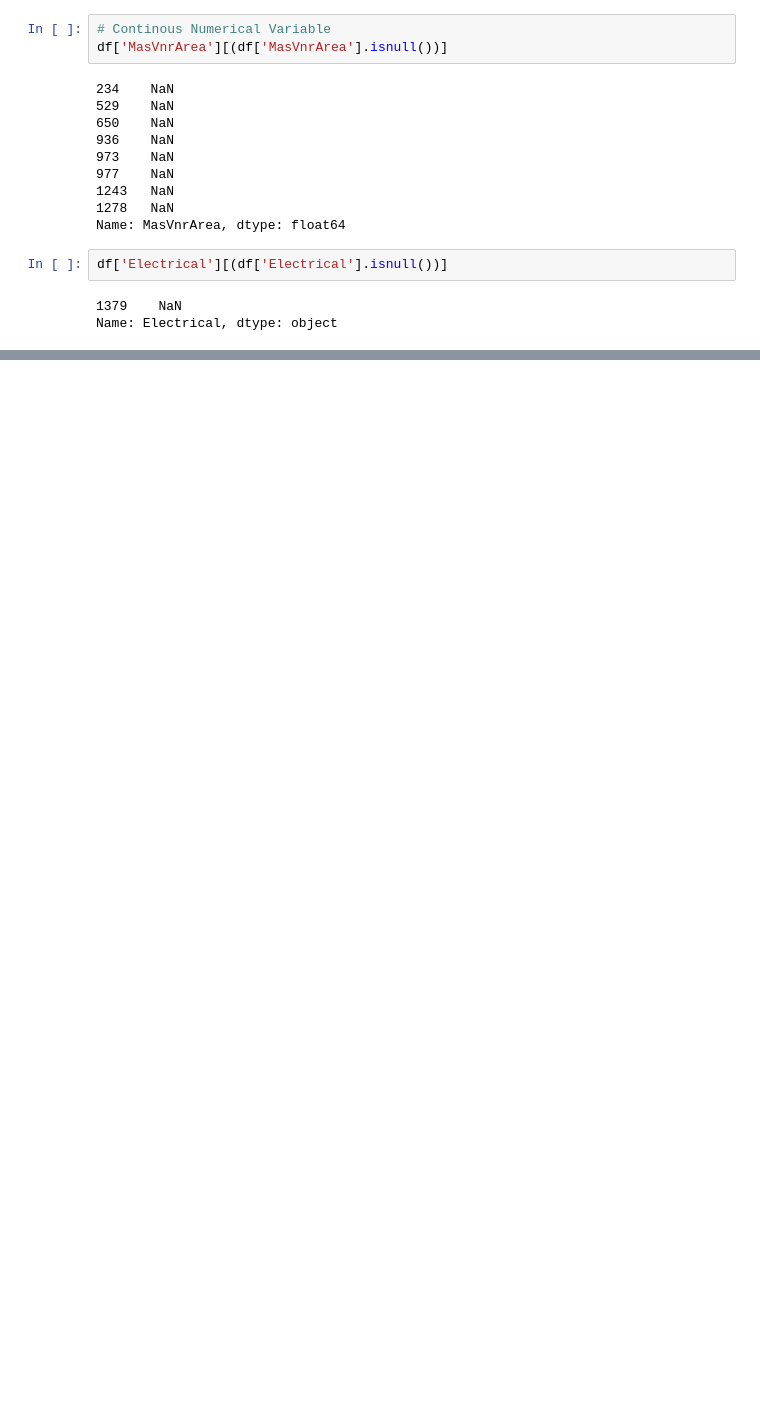
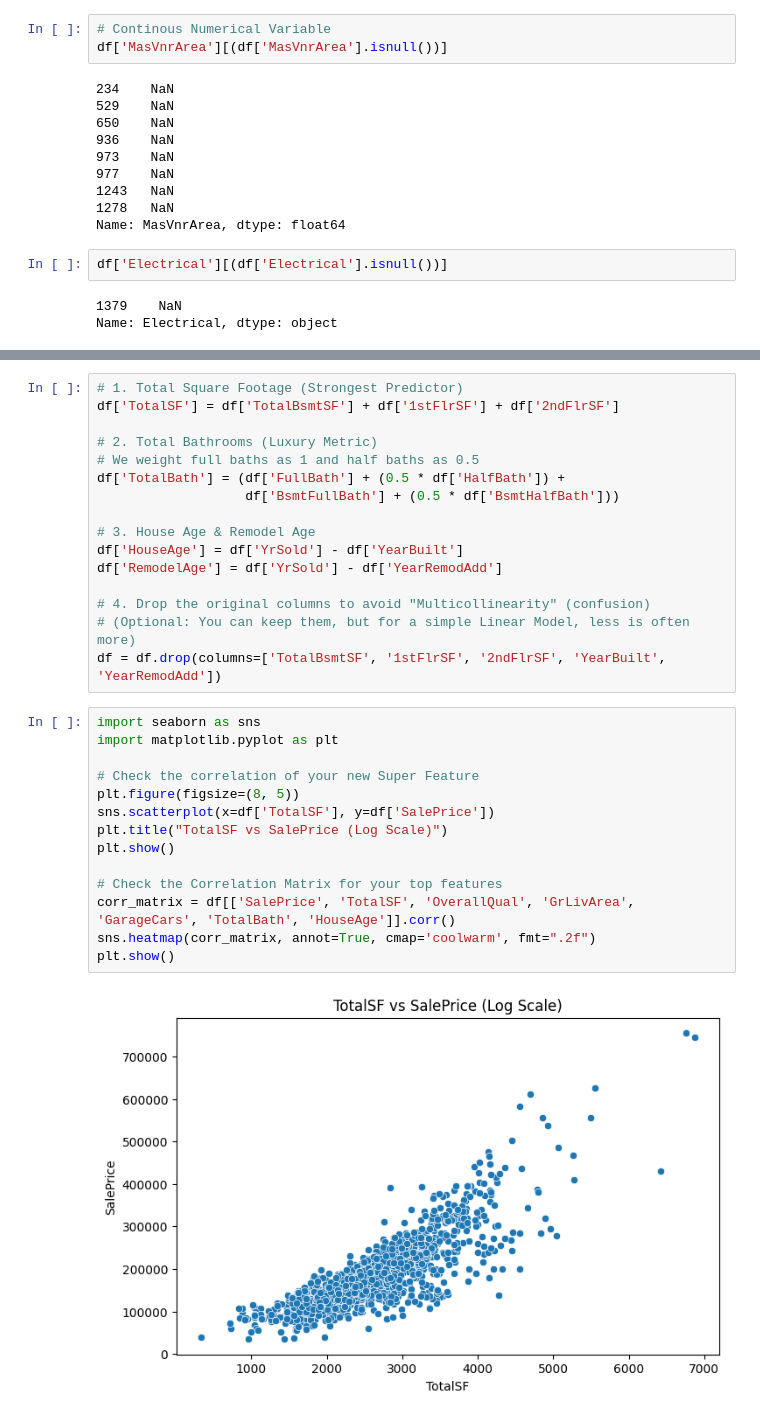
Before and after one commit to adarsh-singh106/Road-To-ML, a Jupyter notebook: Week - 4/Cleaning Practice/house-prices-advanced-regression-techniques/houses-prices-LR.ipynb, the cells around one changed output, grey strips where cells are left out. Cells and saved outputs as stored; diff of their text form; blank space fills up the shorter version.

```diff
--- a/Week - 4/Cleaning Practice/house-prices-advanced-regression-techniques/houses-prices-LR.ipynb
+++ b/Week - 4/Cleaning Practice/house-prices-advanced-regression-techniques/houses-prices-LR.ipynb
@@ -206,0 +302,32 @@ Name: Electrical, dtype: object
+# %%
+# 1. Total Square Footage (Strongest Predictor)
+df['TotalSF'] = df['TotalBsmtSF'] + df['1stFlrSF'] + df['2ndFlrSF']
+
+# 2. Total Bathrooms (Luxury Metric)
+# We weight full baths as 1 and half baths as 0.5
+df['TotalBath'] = (df['FullBath'] + (0.5 * df['HalfBath']) +
+                   df['BsmtFullBath'] + (0.5 * df['BsmtHalfBath']))
+
+# 3. House Age & Remodel Age
+df['HouseAge'] = df['YrSold'] - df['YearBuilt']
+df['RemodelAge'] = df['YrSold'] - df['YearRemodAdd']
+
+# 4. Drop the original columns to avoid "Multicollinearity" (confusion)
+# (Optional: You can keep them, but for a simple Linear Model, less is often more)
+df = df.drop(columns=['TotalBsmtSF', '1stFlrSF', '2ndFlrSF', 'YearBuilt', 'YearRemodAdd'])
+# %%
+import seaborn as sns
+import matplotlib.pyplot as plt
+
+# Check the correlation of your new Super Feature
+plt.figure(figsize=(8, 5))
+sns.scatterplot(x=df['TotalSF'], y=df['SalePrice'])
+plt.title("TotalSF vs SalePrice (Log Scale)")
+plt.show()
+
+# Check the Correlation Matrix for your top features
+corr_matrix = df[['SalePrice', 'TotalSF', 'OverallQual', 'GrLivArea', 'GarageCars', 'TotalBath', 'HouseAge']].corr()
+sns.heatmap(corr_matrix, annot=True, cmap='coolwarm', fmt=".2f")
+plt.show()
+# %% [output]
+[figure, added]
```
Also changed, not shown: parts of 40 cells of this notebook, 1 other file.
